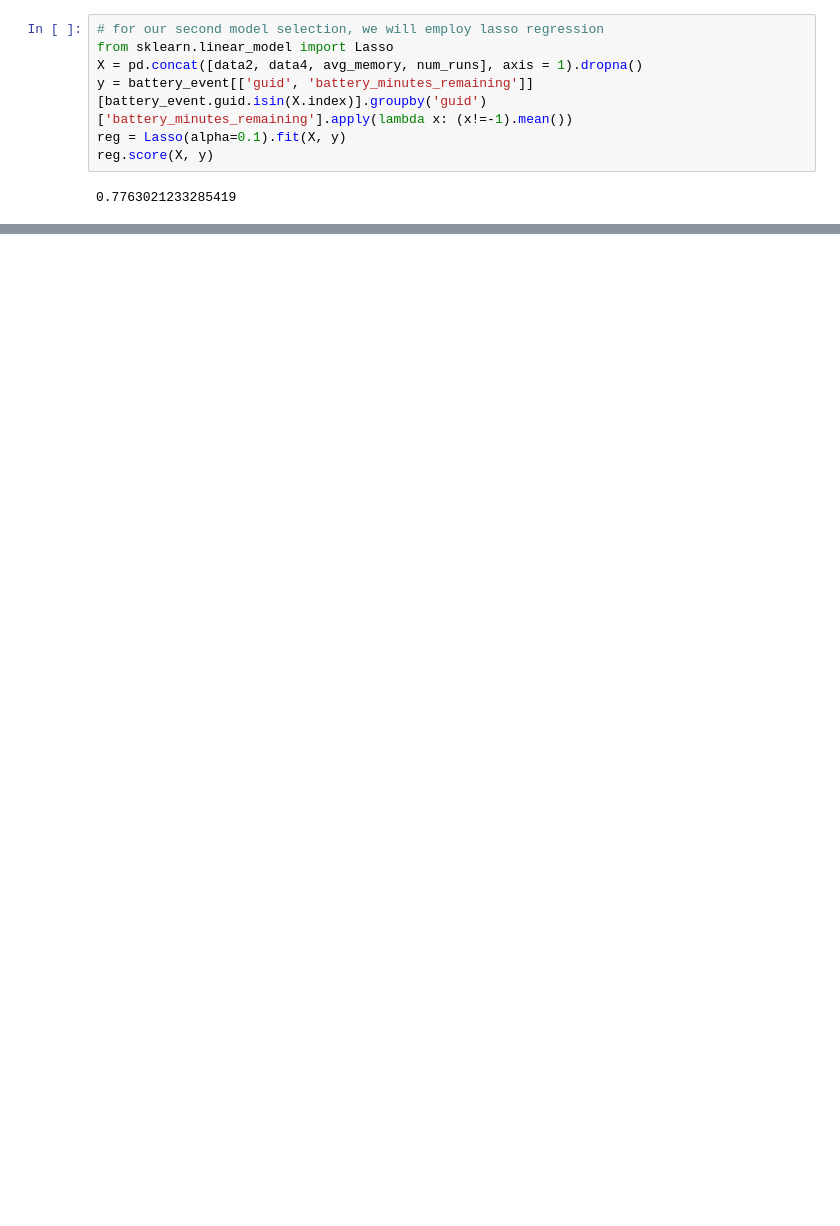
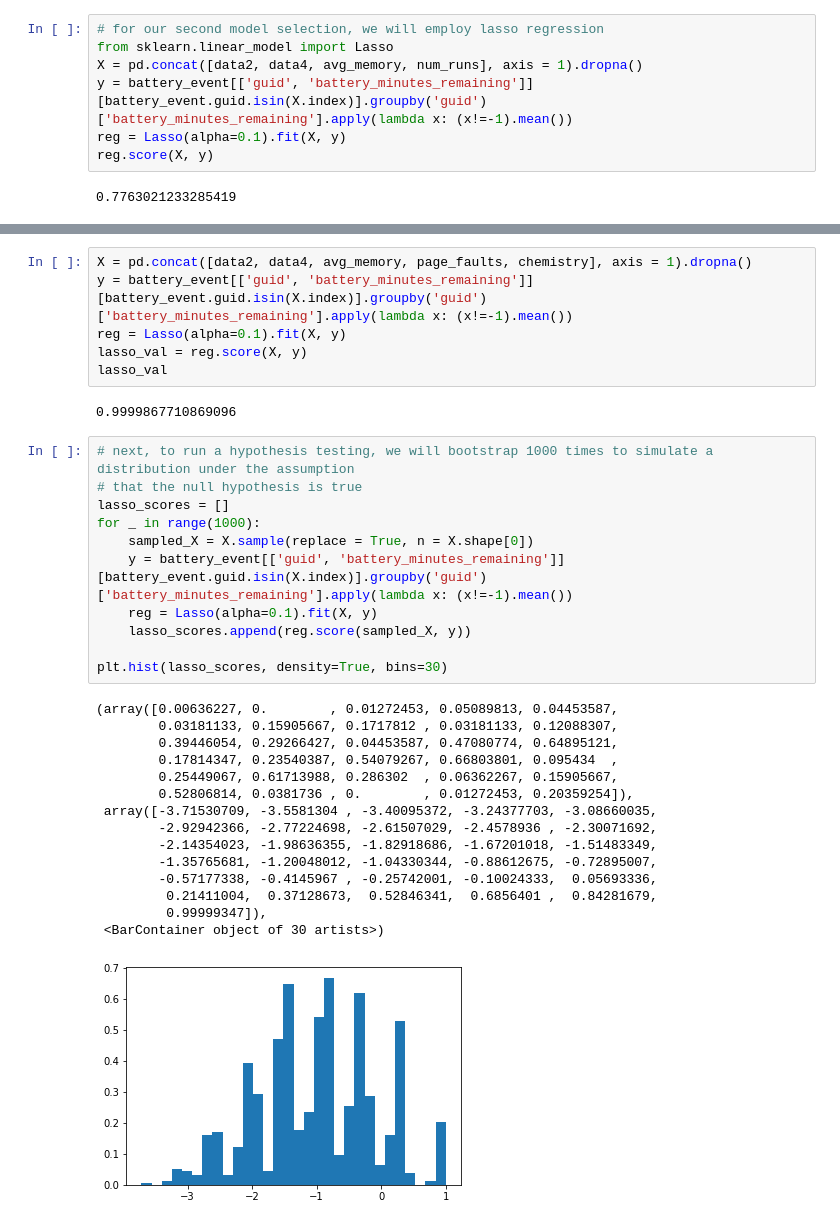
Before and after one commit to michelleliu1027/DSC180B, a Jupyter notebook: DSC180B_01_28.ipynb, the cells around one changed output, grey strips where cells are left out. Cells and saved outputs as stored; diff of their text form; blank space fills up the shorter version.

```diff
--- a/DSC180B_01_28.ipynb
+++ b/DSC180B_01_28.ipynb
@@ -480,0 +612,35 @@ p_val
+# %%
+X = pd.concat([data2, data4, avg_memory, page_faults, chemistry], axis = 1).dropna()
+y = battery_event[['guid', 'battery_minutes_remaining']][battery_event.guid.isin(X.index)].groupby('guid')['battery_minutes_remaining'].apply(lambda x: (x!=-1).mean())
+reg = Lasso(alpha=0.1).fit(X, y)
+lasso_val = reg.score(X, y)
+lasso_val
+# %% [output]
+0.9999867710869096
+# %%
+# next, to run a hypothesis testing, we will bootstrap 1000 times to simulate a distribution under the assumption
+# that the null hypothesis is true
+lasso_scores = []
+for _ in range(1000):
+    sampled_X = X.sample(replace = True, n = X.shape[0])
+    y = battery_event[['guid', 'battery_minutes_remaining']][battery_event.guid.isin(X.index)].groupby('guid')['battery_minutes_remaining'].apply(lambda x: (x!=-1).mean())
+    reg = Lasso(alpha=0.1).fit(X, y)
+    lasso_scores.append(reg.score(sampled_X, y))
+
+plt.hist(lasso_scores, density=True, bins=30)
+# %% [output]
+(array([0.00636227, 0.        , 0.01272453, 0.05089813, 0.04453587,
+        0.03181133, 0.15905667, 0.1717812 , 0.03181133, 0.12088307,
+        0.39446054, 0.29266427, 0.04453587, 0.47080774, 0.64895121,
+        0.17814347, 0.23540387, 0.54079267, 0.66803801, 0.095434  ,
+        0.25449067, 0.61713988, 0.286302  , 0.06362267, 0.15905667,
+        0.52806814, 0.0381736 , 0.        , 0.01272453, 0.20359254]),
+ array([-3.71530709, -3.5581304 , -3.40095372, -3.24377703, -3.08660035,
+        -2.92942366, -2.77224698, -2.61507029, -2.4578936 , -2.30071692,
+        -2.14354023, -1.98636355, -1.82918686, -1.67201018, -1.51483349,
+        -1.35765681, -1.20048012, -1.04330344, -0.88612675, -0.72895007,
+        -0.57177338, -0.4145967 , -0.25742001, -0.10024333,  0.05693336,
+         0.21411004,  0.37128673,  0.52846341,  0.6856401 ,  0.84281679,
+         0.99999347]),
+ <BarContainer object of 30 artists>)
+[figure, added]
```
Also changed, not shown: parts of 15 cells of this notebook.
